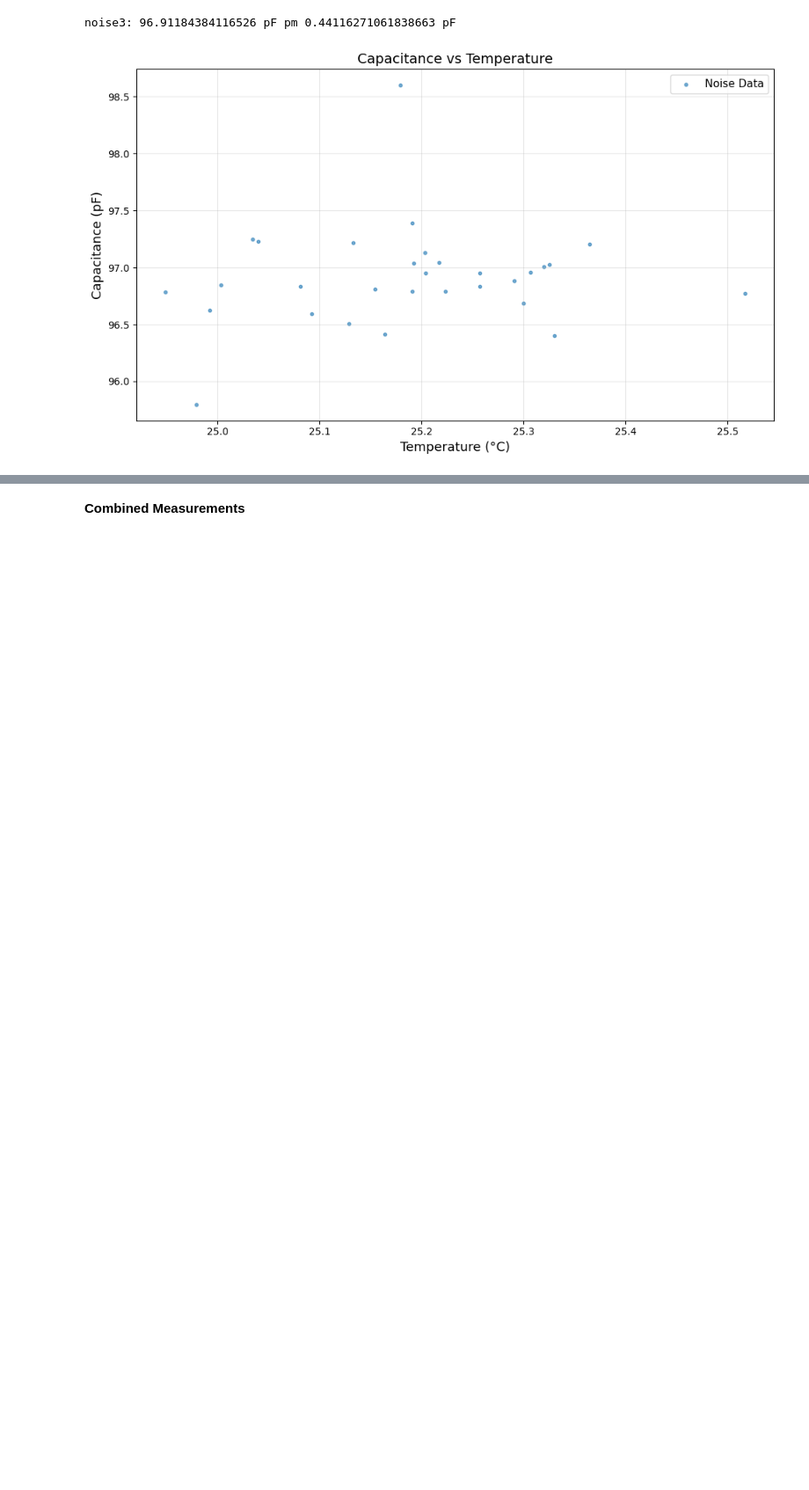
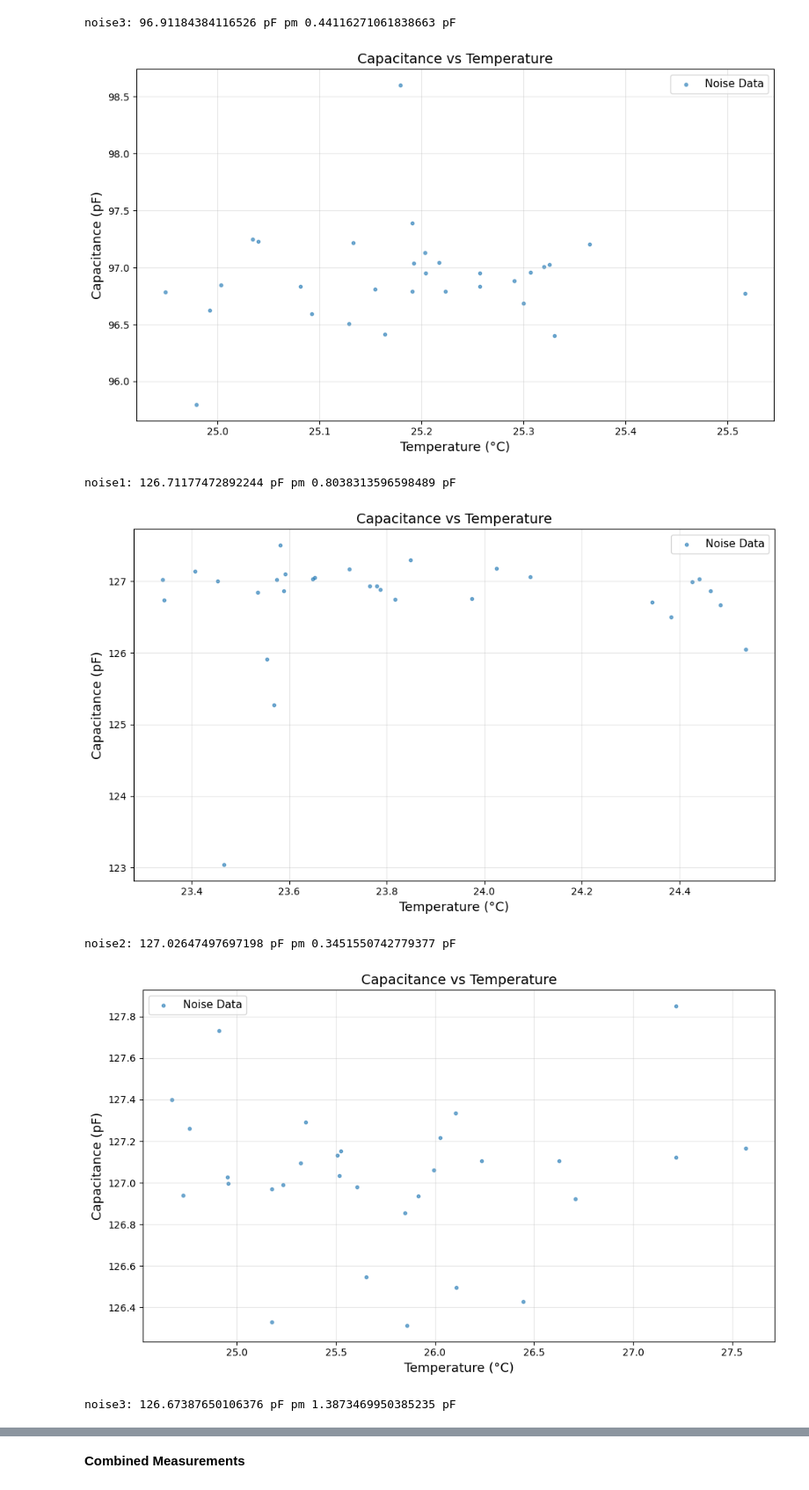
Before and after one commit to roznik20/crystal-expansion-research, a Jupyter notebook: Noise_measure.ipynb, the cells around one changed output, grey strips where cells are left out. Shown at 88% size. Drawn from its saved outputs; the diff is of its cells as text; code cells hidden in the pictures; blank space fills up the shorter version.

Commit message:
Noise sample cut

```diff
--- a/Noise_measure.ipynb
+++ b/Noise_measure.ipynb
@@ -44,3 +44,13 @@ noise2: 74.20907382619978 pF pm 38.11839498228576 pF
 [figure]
 noise3: 96.91184384116526 pF pm 0.44116271061838663 pF
 [figure]
+# %%
+CSV_FILES_SAMPLE_CUT = ['noise_data/noise1_sample_cut.csv', 'noise_data/noise2_sample_cut.csv', 'noise_data/noise3_sample_cut.csv']
+
+plot_noise(CSV_FILES_SAMPLE_CUT)
+# %% [output]
+noise1: 126.71177472892244 pF pm 0.8038313596598489 pF
+[figure, added]
+noise2: 127.02647497697198 pF pm 0.3451550742779377 pF
+[figure, added]
+noise3: 126.67387650106376 pF pm 1.3873469950385235 pF
```
Also changed, not shown: parts of 2 cells of this notebook, 6 other files.
